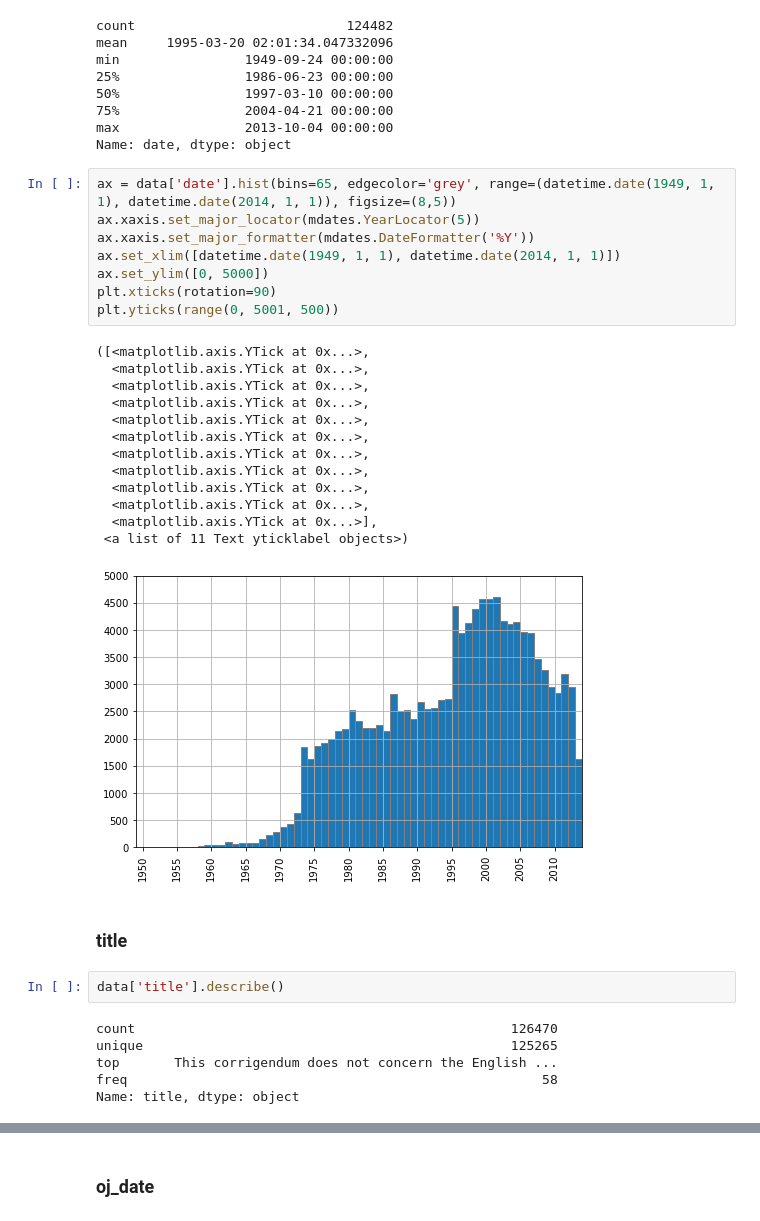
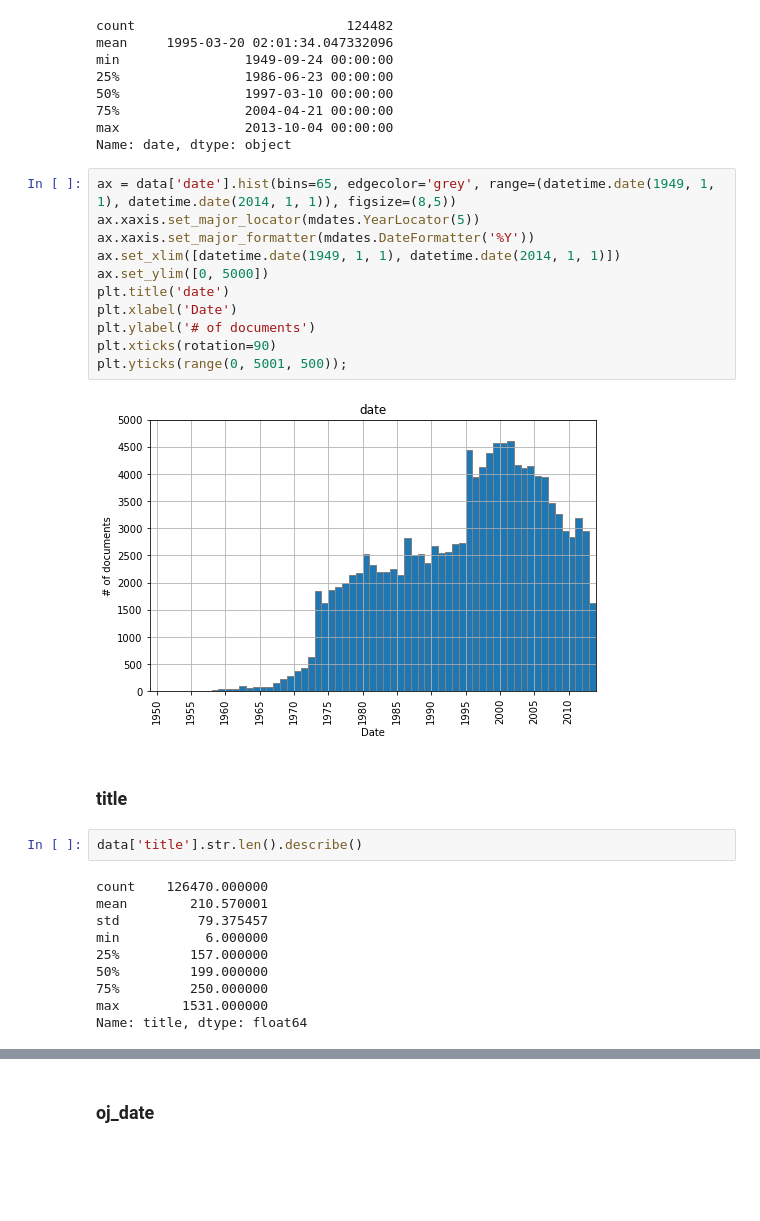
Before and after one commit to dmfrodrigues/feup-pri-proj, a Jupyter notebook: exploration/Data Exploration.ipynb, the cells around one changed output, grey strips where cells are left out. Drawn from its saved outputs; the diff is of its cells as text; blank space fills up the shorter version.

Commit message:
Added more graphs

```diff
--- a/exploration/Data Exploration.ipynb
+++ b/exploration/Data Exploration.ipynb
@@ -81,32 +81,27 @@ Name: date, dtype: object
 # %%
 ax = data['date'].hist(bins=65, edgecolor='grey', range=(datetime.date(1949, 1, 1), datetime.date(2014, 1, 1)), figsize=(8,5))
 ax.xaxis.set_major_locator(mdates.YearLocator(5))
 ax.xaxis.set_major_formatter(mdates.DateFormatter('%Y'))
 ax.set_xlim([datetime.date(1949, 1, 1), datetime.date(2014, 1, 1)])
 ax.set_ylim([0, 5000])
+plt.title('date')
+plt.xlabel('Date')
+plt.ylabel('# of documents')
 plt.xticks(rotation=90)
-plt.yticks(range(0, 5001, 500))
+plt.yticks(range(0, 5001, 500));
 # %% [output]
-([<matplotlib.axis.YTick at 0x...>,
-  <matplotlib.axis.YTick at 0x...>,
-  <matplotlib.axis.YTick at 0x...>,
-  <matplotlib.axis.YTick at 0x...>,
-  <matplotlib.axis.YTick at 0x...>,
-  <matplotlib.axis.YTick at 0x...>,
-  <matplotlib.axis.YTick at 0x...>,
-  <matplotlib.axis.YTick at 0x...>,
-  <matplotlib.axis.YTick at 0x...>,
-  <matplotlib.axis.YTick at 0x...>,
-  <matplotlib.axis.YTick at 0x...>],
- <a list of 11 Text yticklabel objects>)
-[figure, old version]
+[figure, new version]
 # %% [markdown]
 ### title
 # %%
-data['title'].describe()
+data['title'].str.len().describe()
 # %% [output]
-count                                                126470
-unique                                               125265
-top       This corrigendum does not concern the English ...
-freq                                                     58
-Name: title, dtype: object
+count    126470.000000
+mean        210.570001
+std          79.375457
+min           6.000000
+25%         157.000000
+50%         199.000000
+75%         250.000000
+max        1531.000000
+Name: title, dtype: float64
```
Also changed, not shown: parts of 9 cells of this notebook.
